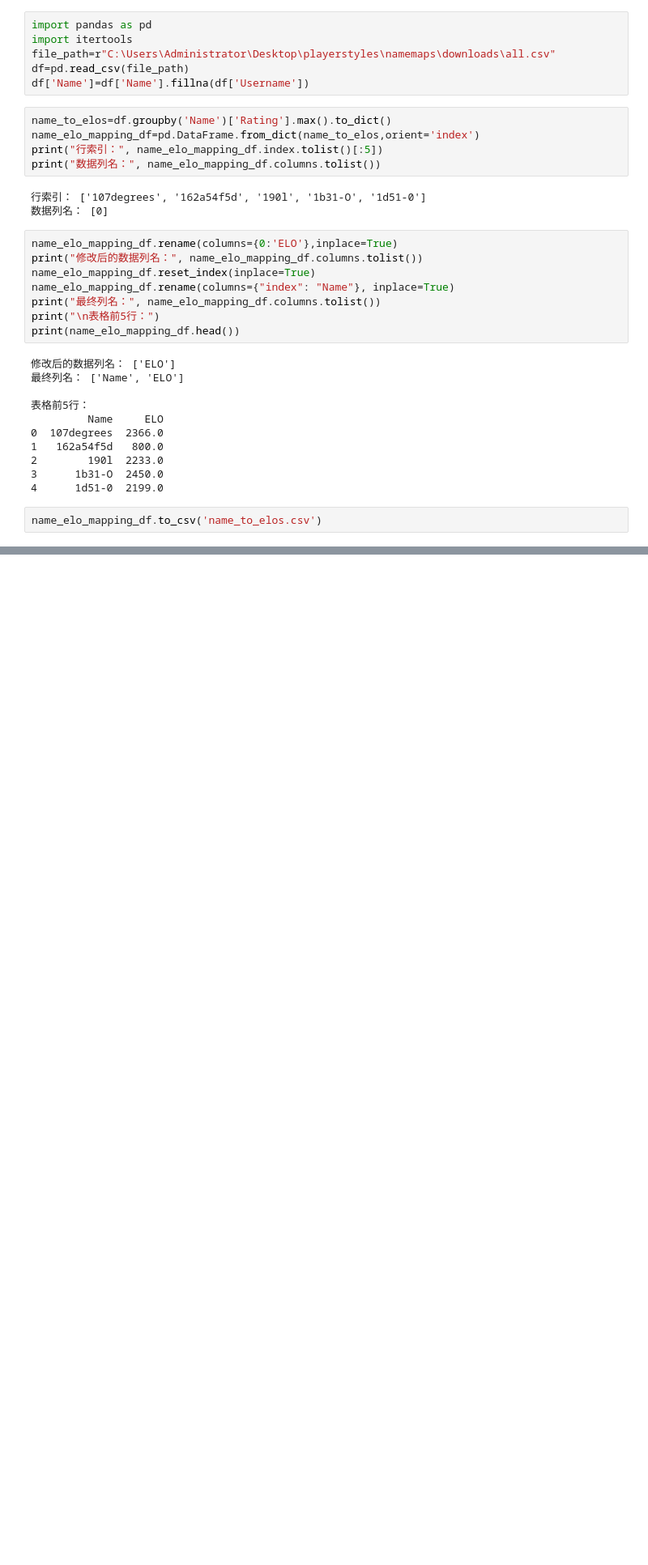
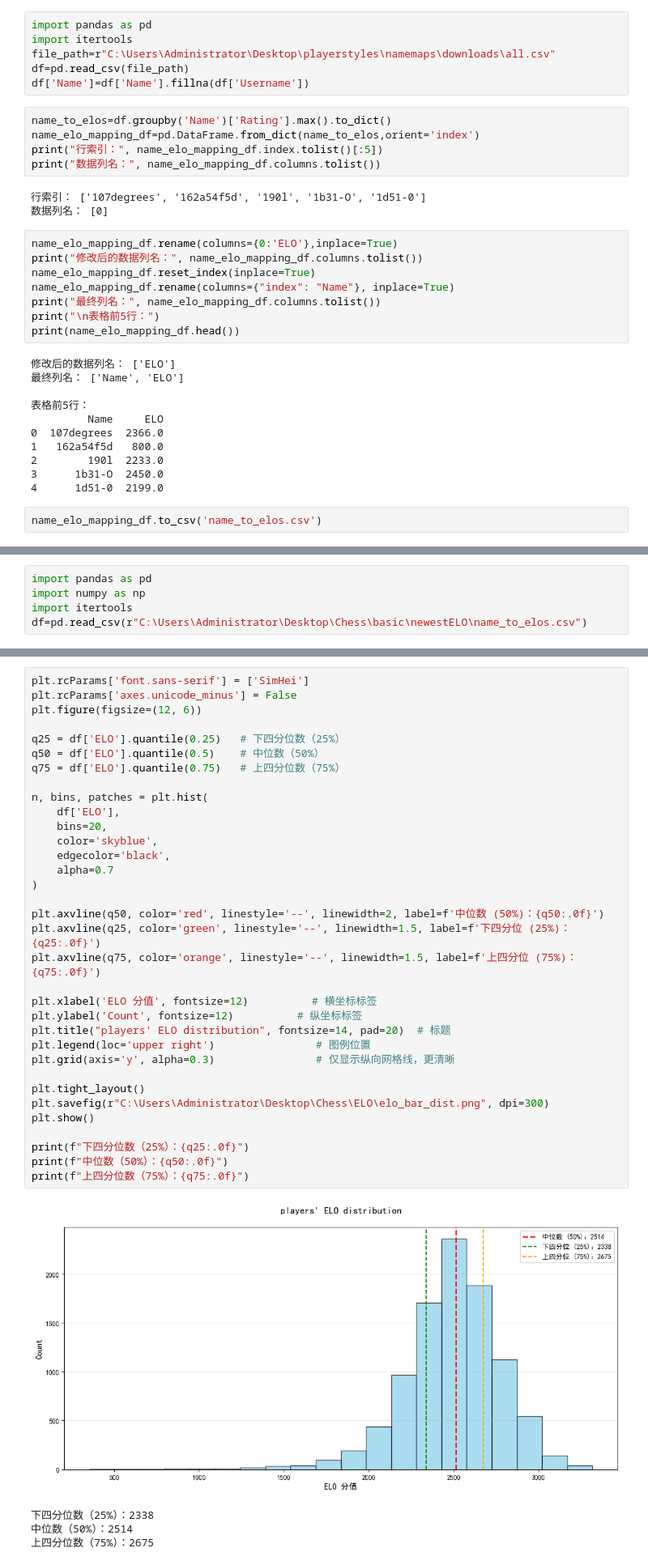
Before and after one commit to zZimablueee/Chess, a Jupyter notebook: basic/newestELO/elo.ipynb, the cells around one changed output, grey strips where cells are left out. Shown at 81% size. Drawn from its saved outputs; the diff is of its cells as text; blank space fills up the shorter version.

```diff
--- a/basic/newestELO/elo.ipynb
+++ b/basic/newestELO/elo.ipynb
@@ -37,0 +40,5 @@ name_elo_mapping_df.to_csv('name_to_elos.csv')
+# %%
+import pandas as pd
+import numpy as np
+import itertools
+df=pd.read_csv(r"C:\Users\Administrator\Desktop\Chess\basic\newestELO\name_to_elos.csv")
@@ -37,0 +67,39 @@ name_elo_mapping_df.to_csv('name_to_elos.csv')
+# %%
+plt.rcParams['font.sans-serif'] = ['SimHei']
+plt.rcParams['axes.unicode_minus'] = False
+plt.figure(figsize=(12, 6))
+
+q25 = df['ELO'].quantile(0.25)   # 下四分位数（25%）
+q50 = df['ELO'].quantile(0.5)    # 中位数（50%）
+q75 = df['ELO'].quantile(0.75)   # 上四分位数（75%）
+
+n, bins, patches = plt.hist(
+    df['ELO'],
+    bins=20,
+    color='skyblue',
+    edgecolor='black',
+    alpha=0.7
+)
+
+plt.axvline(q50, color='red', linestyle='--', linewidth=2, label=f'中位数 (50%)：{q50:.0f}')
+plt.axvline(q25, color='green', linestyle='--', linewidth=1.5, label=f'下四分位 (25%)：{q25:.0f}')
+plt.axvline(q75, color='orange', linestyle='--', linewidth=1.5, label=f'上四分位 (75%)：{q75:.0f}')
+
+plt.xlabel('ELO 分值', fontsize=12)          # 横坐标标签
+plt.ylabel('Count', fontsize=12)          # 纵坐标标签
+plt.title("players' ELO distribution", fontsize=14, pad=20)  # 标题
+plt.legend(loc='upper right')                # 图例位置
+plt.grid(axis='y', alpha=0.3)                # 仅显示纵向网格线，更清晰
+
+plt.tight_layout()
+plt.savefig(r"C:\Users\Administrator\Desktop\Chess\ELO\elo_bar_dist.png", dpi=300)
+plt.show()
+
+print(f"下四分位数（25%）：{q25:.0f}")
+print(f"中位数（50%）：{q50:.0f}")
+print(f"上四分位数（75%）：{q75:.0f}")
+# %% [output]
+[figure, added]
+下四分位数（25%）：2338
+中位数（50%）：2514
+上四分位数（75%）：2675
```
Also changed, not shown: parts of 4 cells of this notebook, 2 other files.
